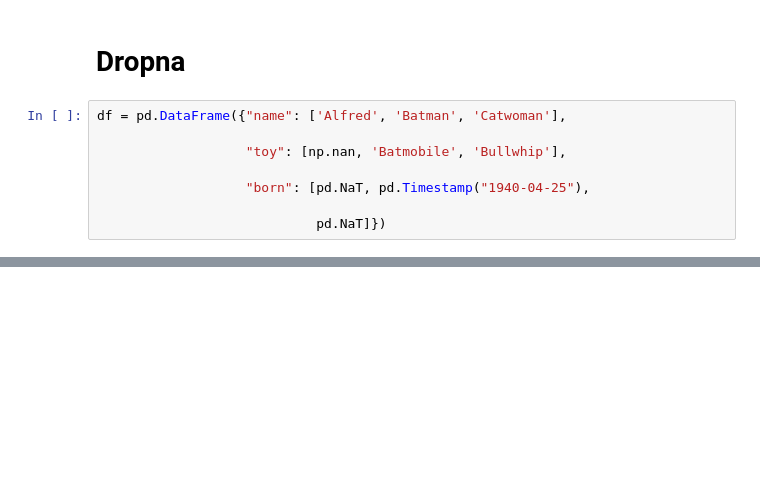
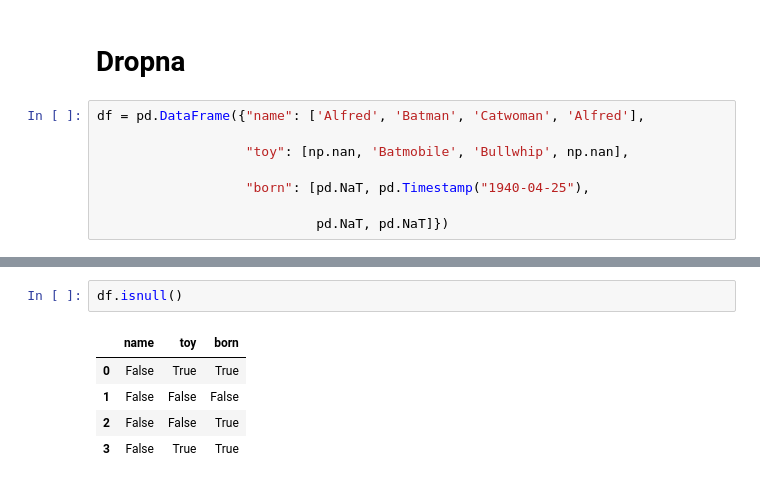
Before and after one commit to itsahmadawais/ai-experiments, a Jupyter notebook: Pandas/Pandas.ipynb, the cells around one changed output, grey strips where cells are left out. Cells and saved outputs as stored; diff of their text form; blank space fills up the shorter version.

```diff
--- a/Pandas/Pandas.ipynb
+++ b/Pandas/Pandas.ipynb
@@ -693,12 +498,12 @@ Name: B, Length: 334, dtype: bool
 # %% [markdown]
 # Dropna
 # %%
-df = pd.DataFrame({"name": ['Alfred', 'Batman', 'Catwoman'],
+df = pd.DataFrame({"name": ['Alfred', 'Batman', 'Catwoman', 'Alfred'],
 
-                   "toy": [np.nan, 'Batmobile', 'Bullwhip'],
+                   "toy": [np.nan, 'Batmobile', 'Bullwhip', np.nan],
 
                    "born": [pd.NaT, pd.Timestamp("1940-04-25"),
 
-                            pd.NaT]})
+                            pd.NaT, pd.NaT]})
 # %%
 df.dropna()
@@ -707,0 +569,8 @@ df.dropna()
+# %%
+df.isnull()
+# %% [output]
+|  | name | toy | born |
+| 0 | False | True | True |
+| 1 | False | False | False |
+| 2 | False | False | True |
+| 3 | False | True | True |
```
Also changed, not shown: parts of 53 cells of this notebook.
